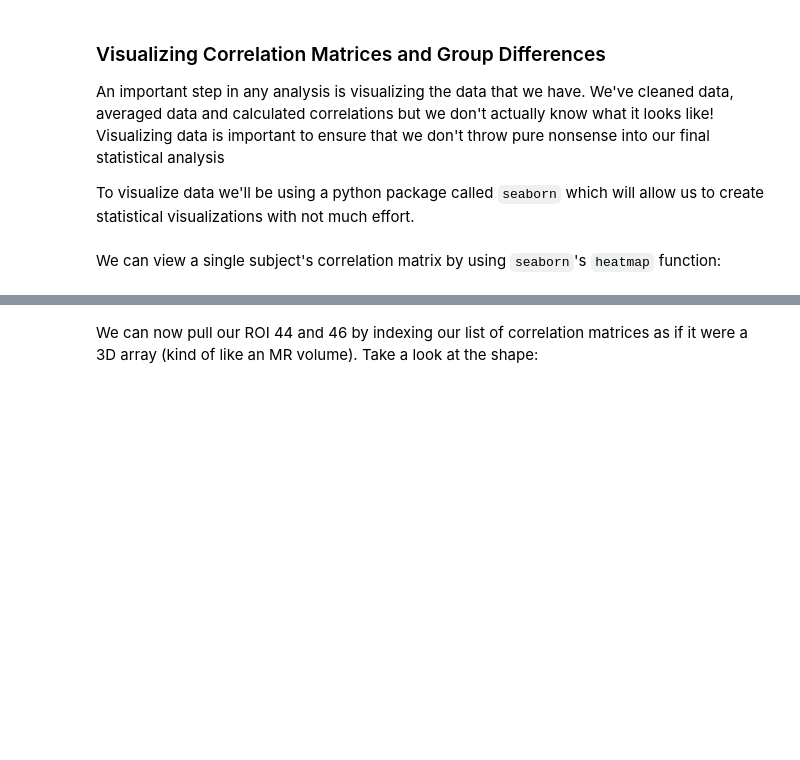
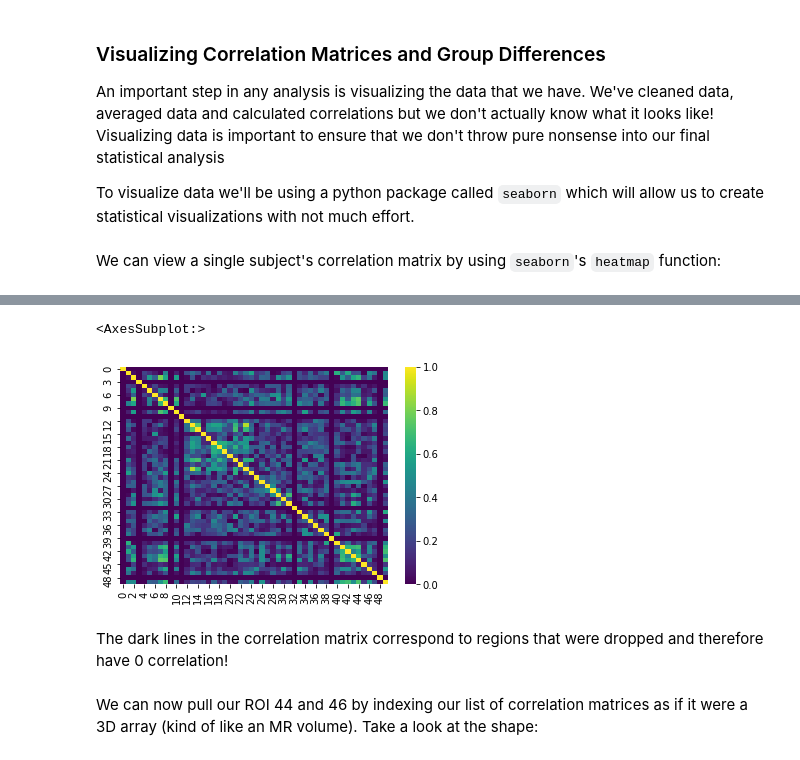
Before and after one commit to carpentries-incubator/SDC-BIDS-fMRI, a Jupyter notebook: code/07_functional-connectivity-analysis_solutions.ipynb, the cells around one changed output, grey strips where cells are left out. Saved outputs shown, nothing was run; the diff lists cells and outputs as text; code cells hidden in the pictures; blank space fills up the shorter version.

```diff
--- a/code/07_functional-connectivity-analysis_solutions.ipynb
+++ b/code/07_functional-connectivity-analysis_solutions.ipynb
@@ -342,3 +422,10 @@ sns.heatmap(ctrl_correlation_matrices[0], cmap='RdBu_r')
+# %%
+sns.heatmap(np.abs(ctrl_correlation_matrices[0]), cmap='viridis')
+# %% [output]
+<AxesSubplot:>
+[figure, added]
+# %% [markdown]
+The dark lines in the correlation matrix correspond to regions that were dropped and therefore have 0 correlation!
 # %% [markdown]
 We can now pull our ROI 44 and 46 by indexing our list of correlation matrices as if it were a 3D array (kind of like an MR volume). Take a look at the shape:
 # %%
```
Also changed, not shown: parts of 37 cells of this notebook, 3 other files.
